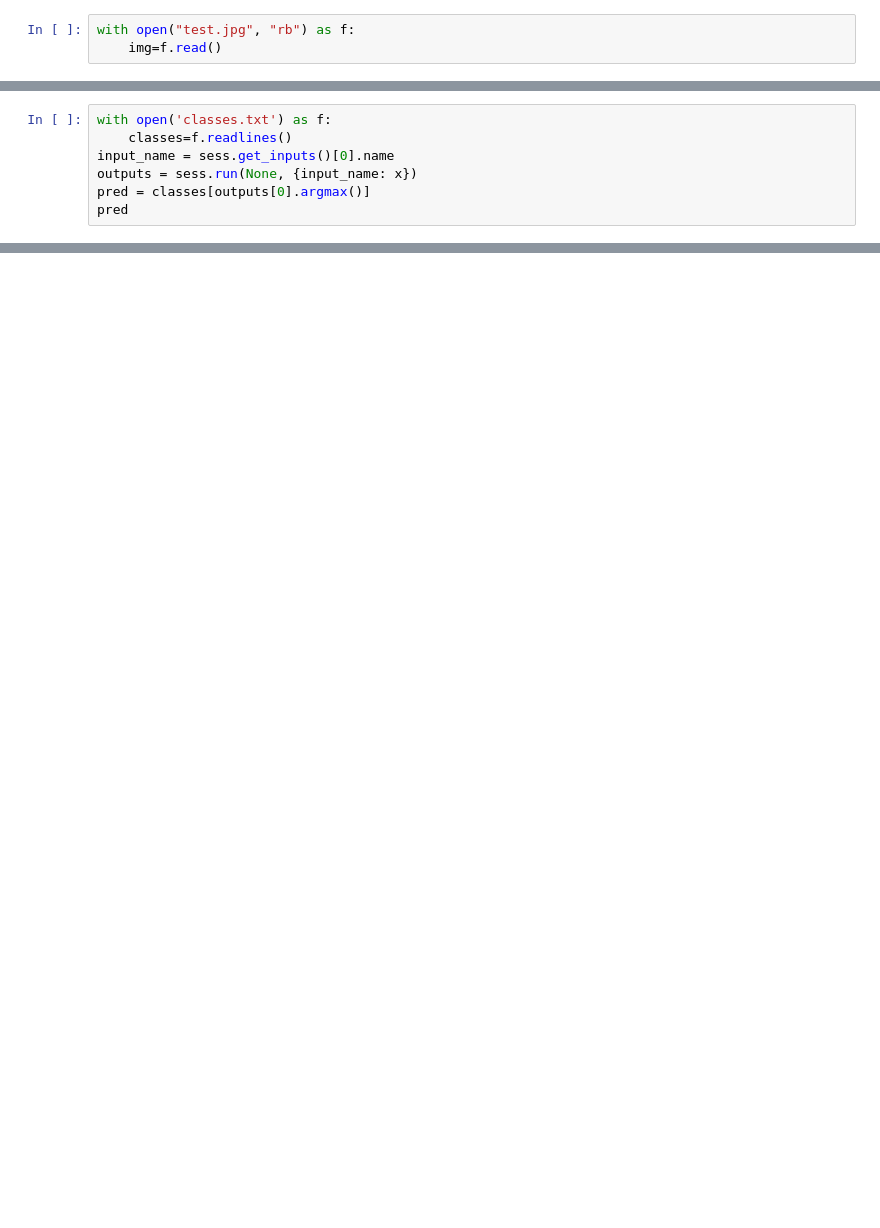
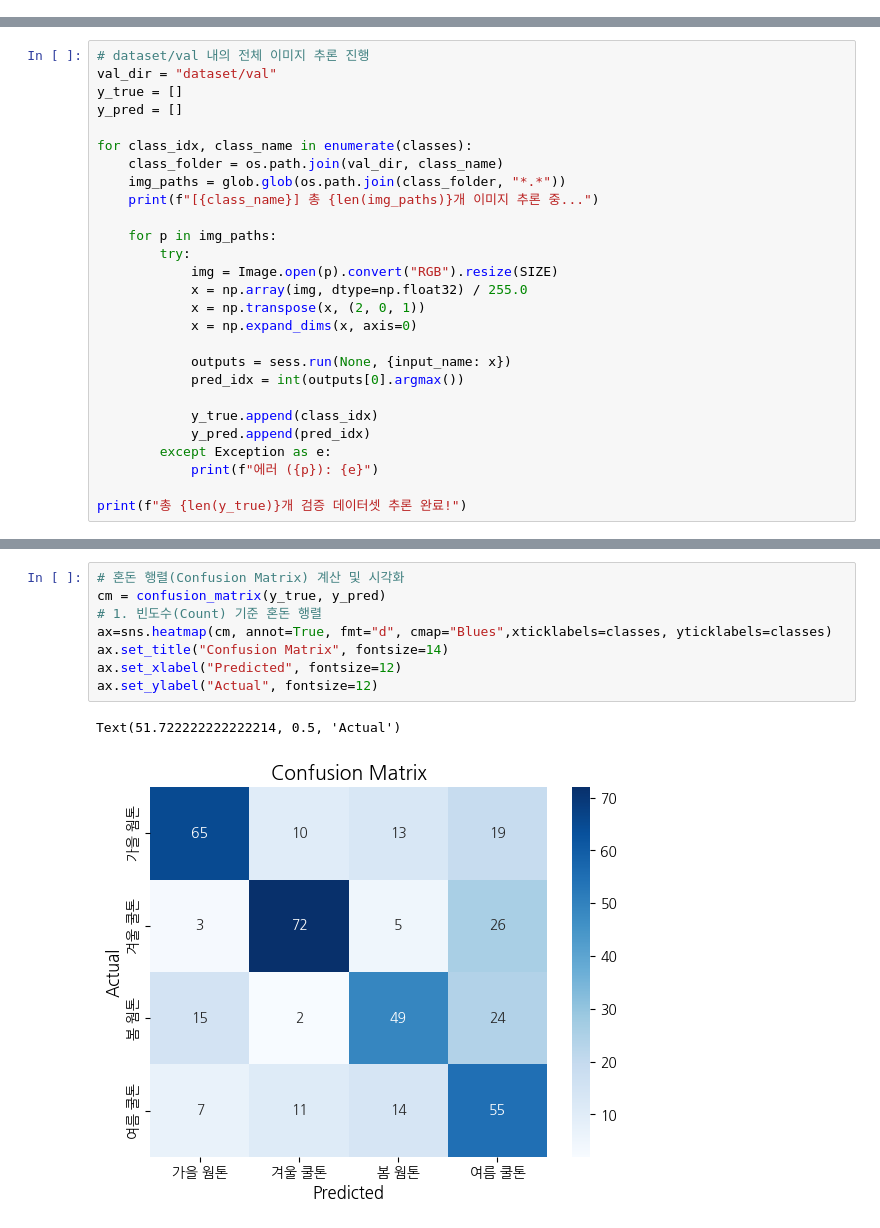
Before and after one commit to An0jin/ToneiverseLinux, a Jupyter notebook: DL/personal_color/val.ipynb, the cells around one changed output, grey strips where cells are left out. Cells and saved outputs as stored; diff of their text form; blank space fills up the shorter version.

```diff
--- a/DL/personal_color/val.ipynb
+++ b/DL/personal_color/val.ipynb
@@ -31,3 +3,0 @@ SIZE
-# %%
-with open("test.jpg", "rb") as f:
-    img=f.read()
@@ -62,7 +46,0 @@ array([[[[0.7254902 , 0.7137255 , 0.6745098 , ..., 0.7882353 ,
-# %%
-with open('classes.txt') as f:
-    classes=f.readlines()
-input_name = sess.get_inputs()[0].name
-outputs = sess.run(None, {input_name: x})
-pred = classes[outputs[0].argmax()]
-pred
@@ -70,0 +47,27 @@ pred
+# %%
+# dataset/val 내의 전체 이미지 추론 진행
+val_dir = "dataset/val"
+y_true = []
+y_pred = []
+
+for class_idx, class_name in enumerate(classes):
+    class_folder = os.path.join(val_dir, class_name)
+    img_paths = glob.glob(os.path.join(class_folder, "*.*"))
+    print(f"[{class_name}] 총 {len(img_paths)}개 이미지 추론 중...")
+
+    for p in img_paths:
+        try:
+            img = Image.open(p).convert("RGB").resize(SIZE)
+            x = np.array(img, dtype=np.float32) / 255.0
+            x = np.transpose(x, (2, 0, 1))
+            x = np.expand_dims(x, axis=0)
+
+            outputs = sess.run(None, {input_name: x})
+            pred_idx = int(outputs[0].argmax())
+
+            y_true.append(class_idx)
+            y_pred.append(pred_idx)
+        except Exception as e:
+            print(f"에러 ({p}): {e}")
+
+print(f"총 {len(y_true)}개 검증 데이터셋 추론 완료!")
@@ -70,0 +80,11 @@ pred
+# %%
+# 혼돈 행렬(Confusion Matrix) 계산 및 시각화
+cm = confusion_matrix(y_true, y_pred)
+# 1. 빈도수(Count) 기준 혼돈 행렬
+ax=sns.heatmap(cm, annot=True, fmt="d", cmap="Blues",xticklabels=classes, yticklabels=classes)
+ax.set_title("Confusion Matrix", fontsize=14)
+ax.set_xlabel("Predicted", fontsize=12)
+ax.set_ylabel("Actual", fontsize=12)
+# %% [output]
+Text(51.722222222222214, 0.5, 'Actual')
+[figure, added]
```
Also changed, not shown: parts of 11 cells of this notebook, 2 other files.
